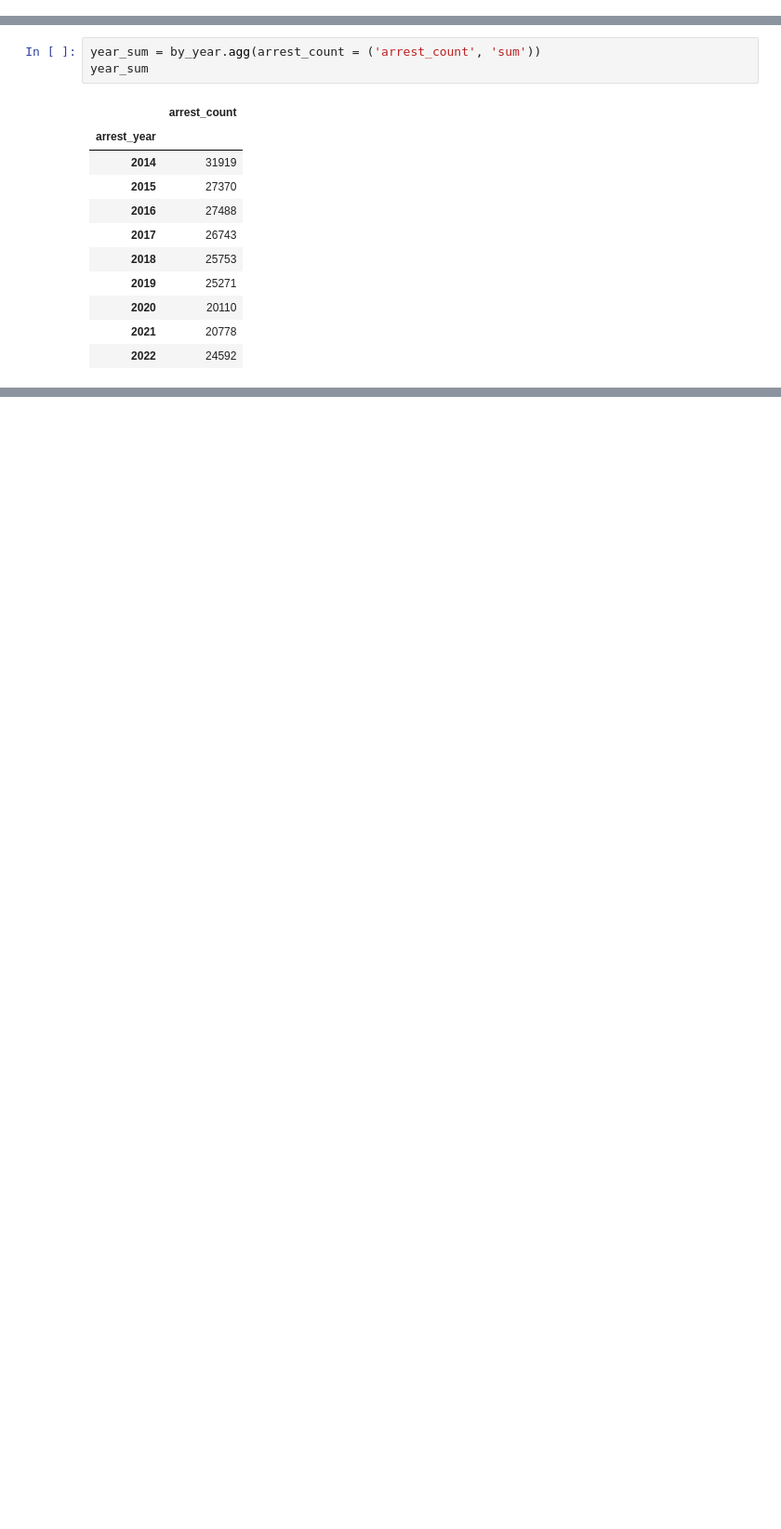
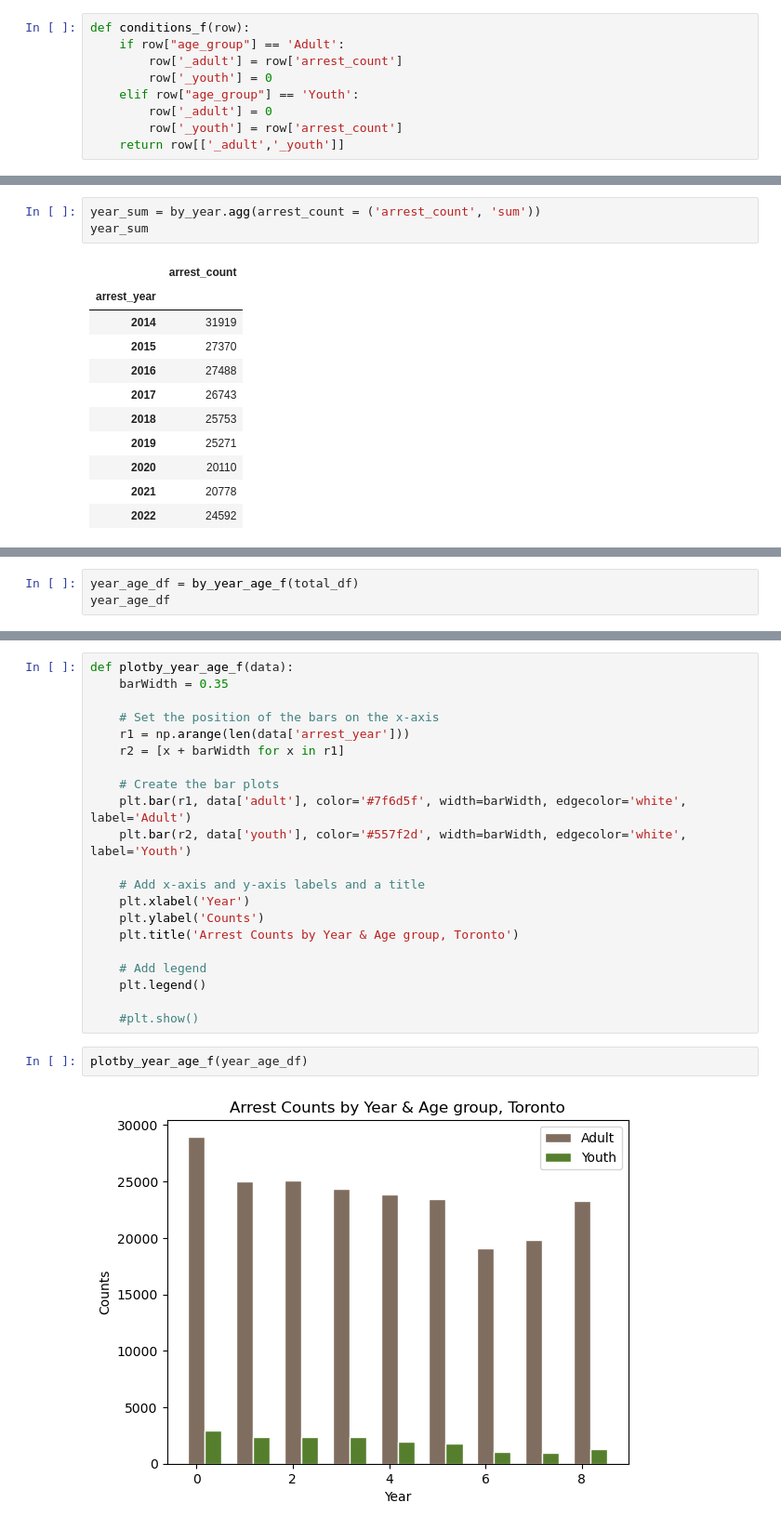
Before and after one commit to Cnblackwell/TeamDragonParsers, a Jupyter notebook: nhifolder/nhi_lab.ipynb, the cells around one changed output, grey strips where cells are left out. Shown at 93% size. Saved outputs shown, nothing was run; the diff lists cells and outputs as text; blank space fills up the shorter version.

```diff
--- a/nhifolder/nhi_lab.ipynb
+++ b/nhifolder/nhi_lab.ipynb
@@ -106,0 +153,9 @@ by_year = total_arrests_df.groupby(['arrest_year'])
+# %%
+def conditions_f(row):
+    if row["age_group"] == 'Adult':
+        row['_adult'] = row['arrest_count']
+        row['_youth'] = 0
+    elif row["age_group"] == 'Youth':
+        row['_adult'] = 0
+        row['_youth'] = row['arrest_count']
+    return row[['_adult','_youth']]
@@ -215,0 +200,3 @@ fig
+# %%
+year_age_df = by_year_age_f(total_df)
+year_age_df
@@ -215,0 +214,25 @@ fig
+# %%
+def plotby_year_age_f(data):
+    barWidth = 0.35
+
+    # Set the position of the bars on the x-axis
+    r1 = np.arange(len(data['arrest_year']))
+    r2 = [x + barWidth for x in r1]
+
+    # Create the bar plots
+    plt.bar(r1, data['adult'], color='#7f6d5f', width=barWidth, edgecolor='white', label='Adult')
+    plt.bar(r2, data['youth'], color='#557f2d', width=barWidth, edgecolor='white', label='Youth')
+
+    # Add x-axis and y-axis labels and a title
+    plt.xlabel('Year')
+    plt.ylabel('Counts')
+    plt.title('Arrest Counts by Year & Age group, Toronto')
+
+    # Add legend
+    plt.legend()
+
+    #plt.show()
+# %%
+plotby_year_age_f(year_age_df)
+# %% [output]
+[figure, added]
```
Also changed, not shown: parts of 22 cells of this notebook.
